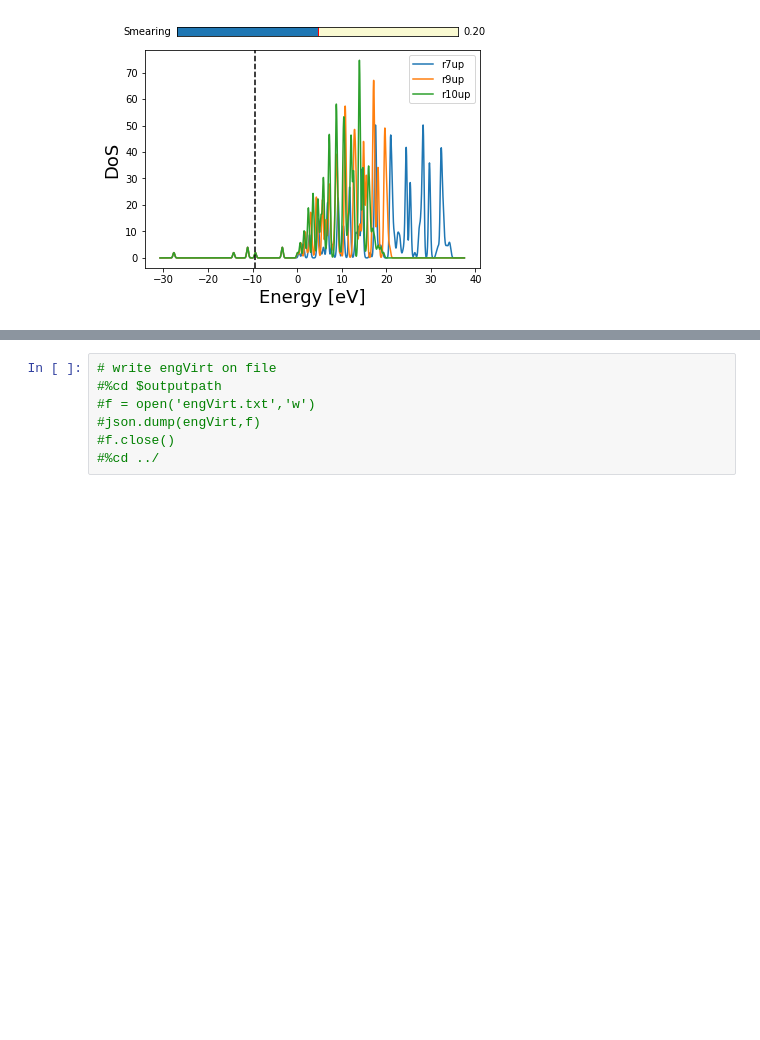
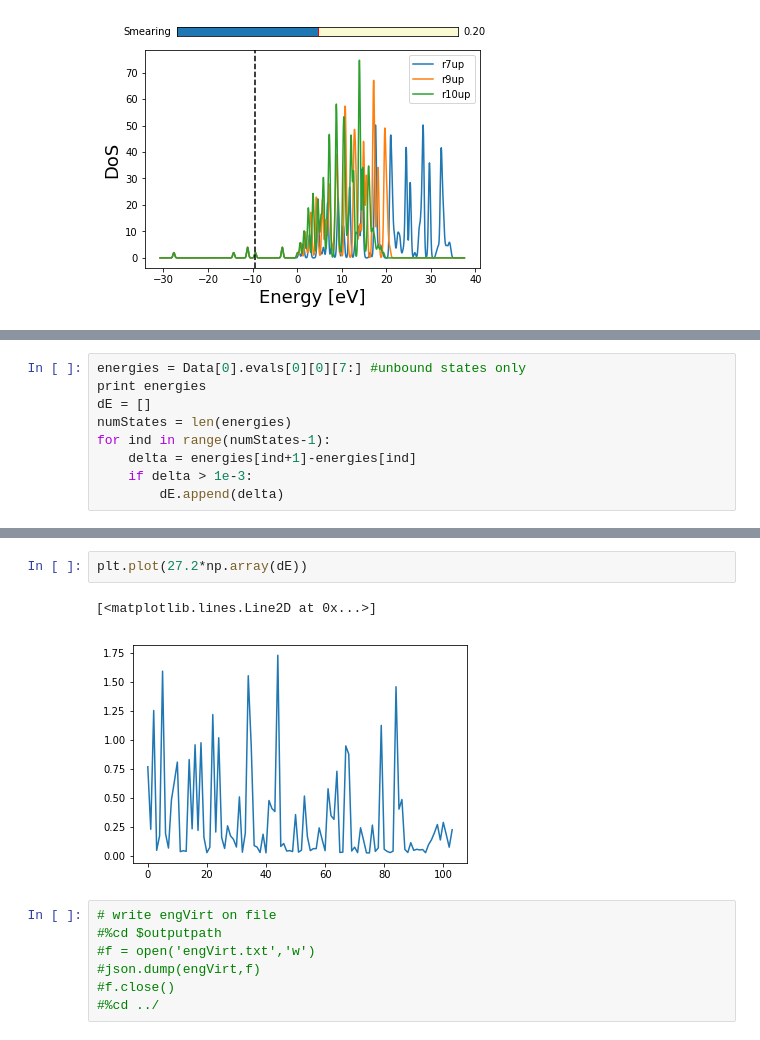
Before and after one commit to luigigenovese/KPM-nb, a Jupyter notebook: POLARIZABILITY/CO/free-bc/Virtual_Orbitals_Completeness_Relation.ipynb, the cells around one changed output, grey strips where cells are left out. Drawn from its saved outputs; the diff is of its cells as text; blank space fills up the shorter version.

```diff
--- a/POLARIZABILITY/CO/free-bc/Virtual_Orbitals_Completeness_Relation.ipynb
+++ b/POLARIZABILITY/CO/free-bc/Virtual_Orbitals_Completeness_Relation.ipynb
@@ -171,0 +176,9 @@ dos.plot()
+# %%
+energies = Data[0].evals[0][0][7:] #unbound states only
+print energies
+dE = []
+numStates = len(energies)
+for ind in range(numStates-1):
+    delta = energies[ind+1]-energies[ind]
+    if delta > 1e-3:
+        dE.append(delta)
@@ -172,3 +203,8 @@ dos.plot()
+# %%
+plt.plot(27.2*np.array(dE))
+# %% [output]
+[<matplotlib.lines.Line2D at 0x...>]
+[figure, added]
 # %%
 # write engVirt on file
 #%cd $outputpath
```
Also changed, not shown: parts of 5 cells of this notebook, 3 other files.
